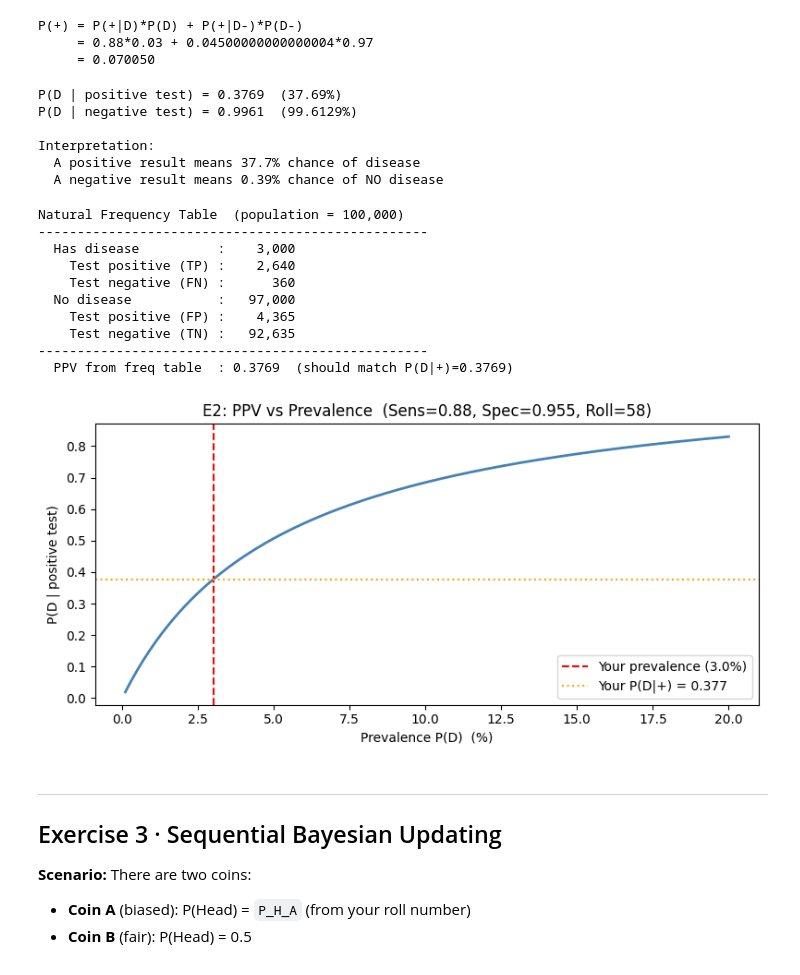
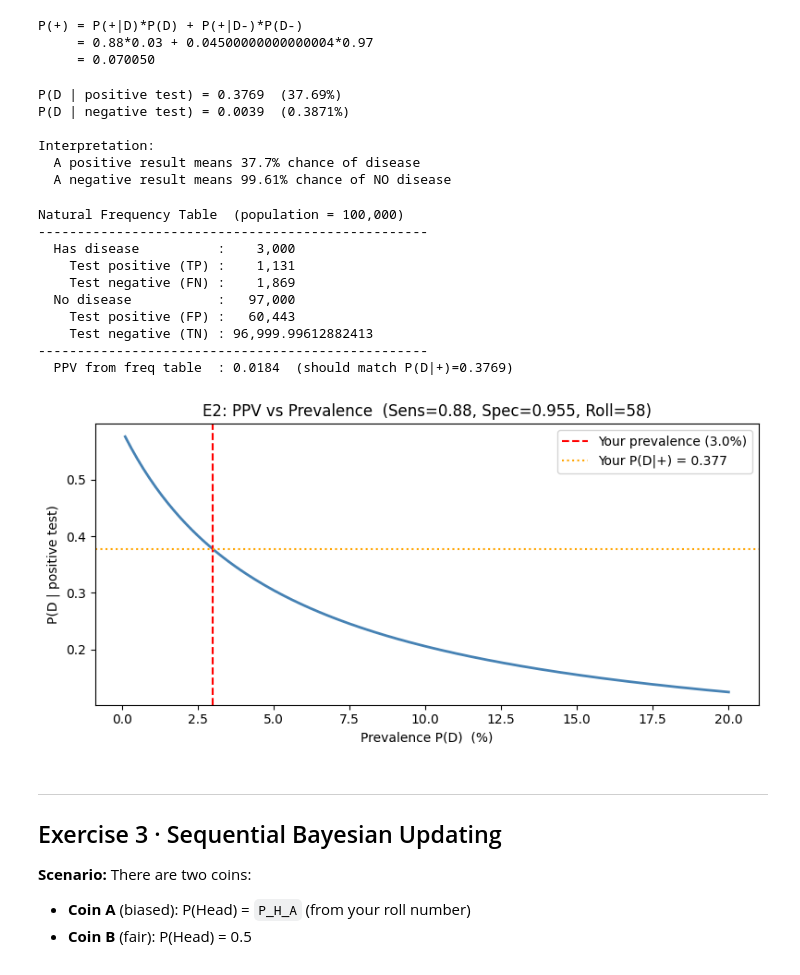
Before and after one commit to Vishnu-botman/new-app, a Jupyter notebook: 22AIE301_Lab_02<AM.SC.U4AIE34058>.ipynb, the cells around one changed output. Cells and saved outputs as stored; diff of their text form; code cells hidden in the pictures.

```diff
--- a/22AIE301_Lab_02<AM.SC.U4AIE34058>.ipynb
+++ b/22AIE301_Lab_02<AM.SC.U4AIE34058>.ipynb
@@ -227,12 +231,12 @@ Your parameters (Roll=58):
   False Positive Rate  = 0.045
 # %%
 # ── 2a: P(+) via Law of Total Probability ────────────────────
-P_D      =  PREV
+P_D      = PREV
 P_nD     = 1 - PREV
-P_pos_D  = SENS       # sensitivity
-P_pos_nD = 1 -  SPEC    # false positive rate  =  1 - specificity
+P_pos_D  = SENS          # sensitivity
+P_pos_nD = 1 - SPEC      # false positive rate  =  1 - specificity
 
-P_pos = P_D *P_pos_D  + P_pos_nD * P_nD
+P_pos = P_D * P_pos_D + P_nD * P_pos_nD
 
 print(f"P(+) = P(+|D)*P(D) + P(+|D-)*P(D-)")
 print(f"     = {P_pos_D}*{P_D} + {P_pos_nD}*{P_nD}")
@@ -245,14 +249,13 @@ P(+) = P(+|D)*P(D) + P(+|D-)*P(D-)
 # ── 2b: Posterior probabilities ──────────────────────────────
 
 # P(D | +)  - disease given positive test
-P_D_pos = ( P_pos_D* P_D ) / P_pos
+P_D_pos = P_pos_D * P_D / P_pos
 
 # P(D | -)  — disease given negative test
 P_neg    = 1 - P_pos
 P_neg_D  = 1 - SENS          # P(-|D) = 1 - sensitivity
-P_neg_nD = SPEC             # P(-|D-) = specificity
-P_D_neg  = (P_neg_nD * P_nD ) / P_neg
-
+P_neg_nD = SENS               # P(-|D-) = specificity
+P_D_neg  = P_neg_D * P_D / P_neg
 print(f"P(D | positive test) = {P_D_pos:.4f}  ({P_D_pos*100:.2f}%)")
 print(f"P(D | negative test) = {P_D_neg:.4f}  ({P_D_neg*100:.4f}%)")
 print()
@@ -261,21 +264,21 @@ print(f"  A positive result means {P_D_pos*100:.1f}% chance of disease")
 print(f"  A negative result means {(1-P_D_neg)*100:.2f}% chance of NO disease")
 # %% [output]
 P(D | positive test) = 0.3769  (37.69%)
-P(D | negative test) = 0.9961  (99.6129%)
+P(D | negative test) = 0.0039  (0.3871%)
 
 Interpretation:
   A positive result means 37.7% chance of disease
-  A negative result means 0.39% chance of NO disease
+  A negative result means 99.61% chance of NO disease
 # %%
 # ── 2c: Natural frequency table (population = 100,000) ───────
 POP = 100_000
 
-n_D      = round(POP * PREV)
+n_D      = round(POP * P_D)
 n_nD     = POP - n_D
-n_TP     = round(n_D  * SENS)         # True Positive
+n_TP     = round(n_D  * P_D_pos )         # True Positive
 n_FN     = n_D  - n_TP               # False Negative
-n_FP     = round(n_nD * P_pos_nD)         # False Positive
-n_TN     = n_nD - n_FP                # True Negative
+n_FP     = round(n_nD *(1-P_D_pos) )         # False Positive
+n_TN     = n_nD -  P_D_neg               # True Negative
 
 print(f"Natural Frequency Table  (population = {POP:,})")
 print("-"*50)
@@ -291,49 +294,43 @@ print(f"  PPV from freq table  : {n_TP/(n_TP+n_FP):.4f}  (should match P(D|+)={P
 Natural Frequency Table  (population = 100,000)
 --------------------------------------------------
   Has disease          :    3,000
-    Test positive (TP) :    2,640
-    Test negative (FN) :      360
+    Test positive (TP) :    1,131
+    Test negative (FN) :    1,869
   No disease           :   97,000
-    Test positive (FP) :    4,365
-    Test negative (TN) :   92,635
+    Test positive (FP) :   60,443
+    Test negative (TN) : 96,999.99612882413
 --------------------------------------------------
-  PPV from freq table  : 0.3769  (should match P(D|+)=0.3769)
+  PPV from freq table  : 0.0184  (should match P(D|+)=0.3769)
 # %%
 # ── 2d: How does P(D|+) change with prevalence? ──────────────
 prevalences = np.linspace(0.001, 0.20, 200)
 
 def ppv(prev, sens, spec):
     """Positive Predictive Value = P(D | positive test)"""
-    SENS   = sens
-    SPEC   = spec
-    P_D_pos = SENS
-    P_D_neg = 1 - SPEC
-    fpr   = 1 - SPEC
-                      # false positive rate
-    p_pos = P_D_pos * prev + P_D_neg * (1 - prev)   # P(+)
-    return ( SENS* prev) / p_pos               # Bayes
-
+    fpr   = 1 - SPEC                         # false positive rate
+    p_pos = SENS* prev + fpr * (1 - prev)   # P(+)
+    return (SENS*PREV) / p_pos               # Bayes
 
 ppv_vals = [ppv(p, SENS, SPEC) for p in prevalences]
 
 plt.figure(figsize=(8, 4))
 plt.plot(prevalences * 100, ppv_vals, color='steelblue', lw=2)
 plt.axvline(PREV * 100, color='red', linestyle='--',
             label=f'Your prevalence ({PREV*100:.1f}%)')
 plt.axhline(P_D_pos, color='orange', linestyle=':', lw=1.5,
             label=f'Your P(D|+) = {P_D_pos:.3f}')
 plt.xlabel('Prevalence P(D)  (%)')
 plt.ylabel('P(D | positive test)')
 plt.title(f'E2: PPV vs Prevalence  (Sens={SENS}, Spec={SPEC}, Roll={ROLL})')
 plt.legend()
 plt.tight_layout()
 plt.show()
 
 # Answer these by reading your plot:
 # Q: At what prevalence does P(D|+) first exceed 0.5? ___
 # Q: Why is P(D|+) so low even when sensitivity is high? ___
 # %% [output]
-[figure, old version]
+[figure, new version]
 # %% [markdown]
 ---
 ## Exercise 3 · Sequential Bayesian Updating
```
Also changed, not shown: parts of 15 cells of this notebook.
